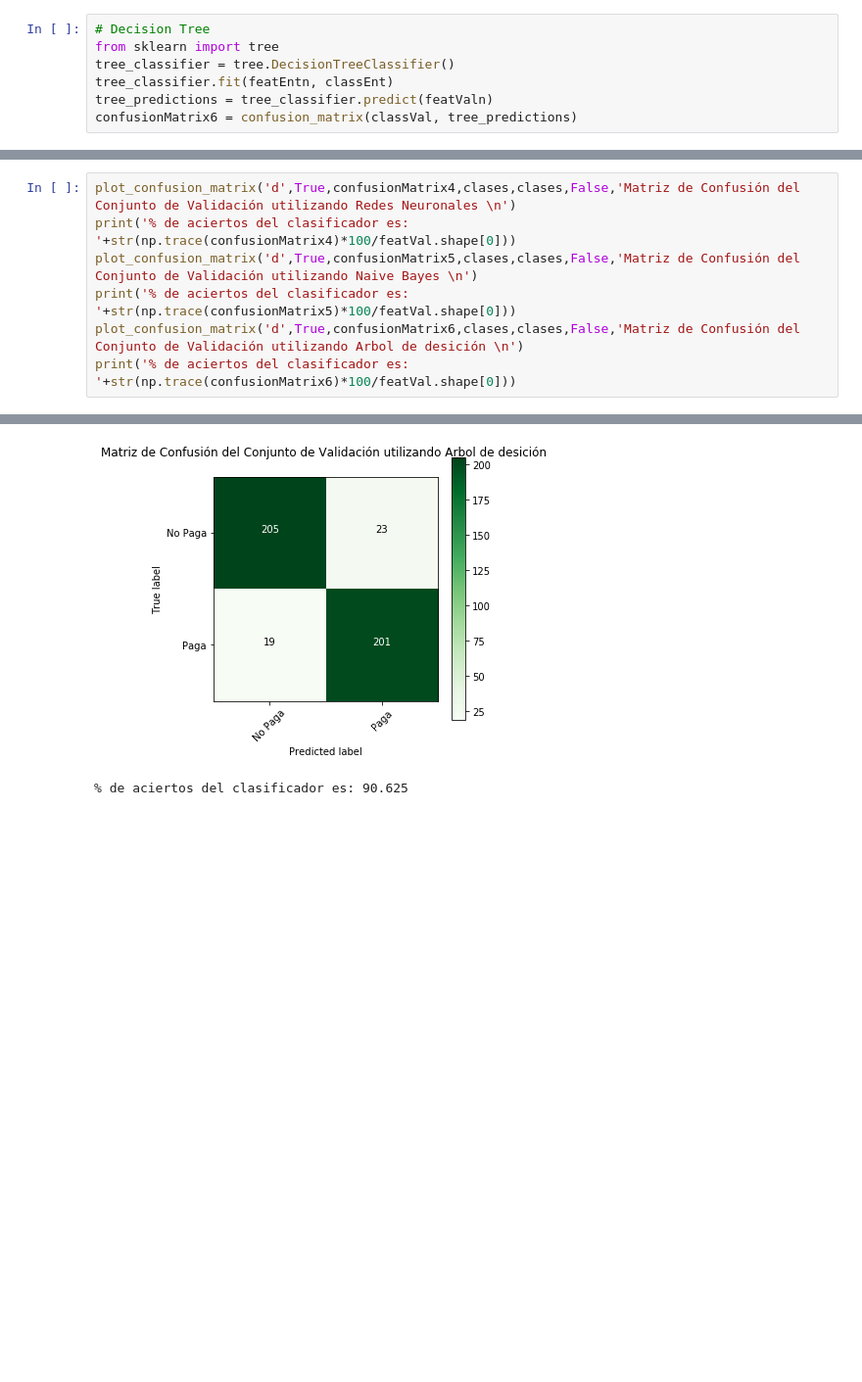
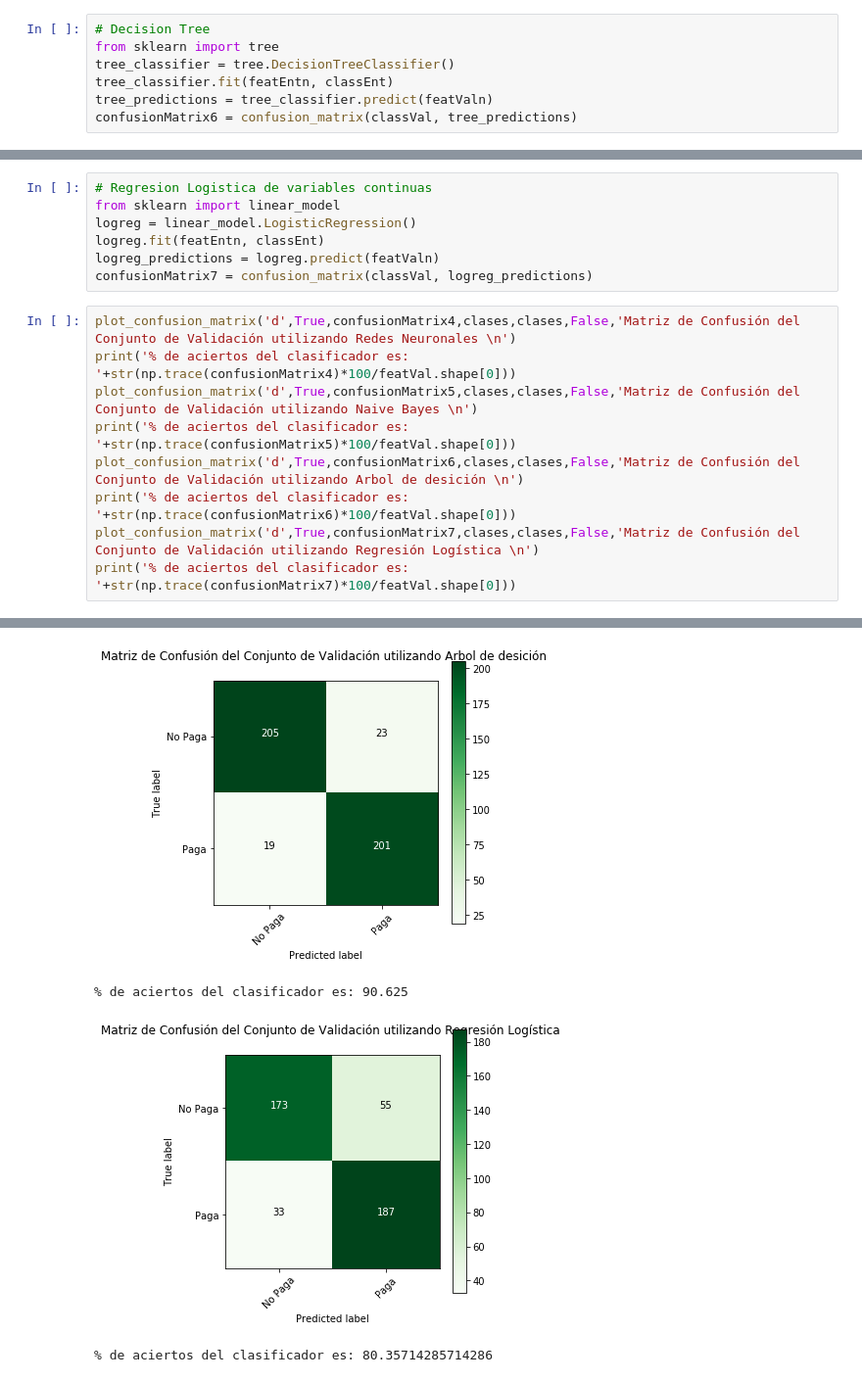
Before and after one commit to GioPais/Credit_score_project, a Jupyter notebook: Credit_score.ipynb, the cells around one changed output, grey strips where cells are left out. Shown: that part at 98% size. Cells and saved outputs as stored; diff of their text form; blank space fills up the shorter version.

Commit message:
Linear Regresion

```diff
--- a/Credit_score.ipynb
+++ b/Credit_score.ipynb
@@ -718,14 +726,25 @@ confusionMatrix6 = confusion_matrix(classVal, tree_predictions)
+# %%
+# Regresion Logistica de variables continuas
+from sklearn import linear_model
+logreg = linear_model.LogisticRegression()
+logreg.fit(featEntn, classEnt)
+logreg_predictions = logreg.predict(featValn)
+confusionMatrix7 = confusion_matrix(classVal, logreg_predictions)
 # %%
 plot_confusion_matrix('d',True,confusionMatrix4,clases,clases,False,'Matriz de Confusión del Conjunto de Validación utilizando Redes Neuronales \n')
 print('% de aciertos del clasificador es: '+str(np.trace(confusionMatrix4)*100/featVal.shape[0]))
 plot_confusion_matrix('d',True,confusionMatrix5,clases,clases,False,'Matriz de Confusión del Conjunto de Validación utilizando Naive Bayes \n')
 print('% de aciertos del clasificador es: '+str(np.trace(confusionMatrix5)*100/featVal.shape[0]))
 plot_confusion_matrix('d',True,confusionMatrix6,clases,clases,False,'Matriz de Confusión del Conjunto de Validación utilizando Arbol de desición \n')
 print('% de aciertos del clasificador es: '+str(np.trace(confusionMatrix6)*100/featVal.shape[0]))
+plot_confusion_matrix('d',True,confusionMatrix7,clases,clases,False,'Matriz de Confusión del Conjunto de Validación utilizando Regresión Logística \n')
+print('% de aciertos del clasificador es: '+str(np.trace(confusionMatrix7)*100/featVal.shape[0]))
 # %% [output]
 [figure]
 % de aciertos del clasificador es: 88.83928571428571
 [figure]
 % de aciertos del clasificador es: 80.35714285714286
 [figure]
 % de aciertos del clasificador es: 90.625
+[figure, added]
+% de aciertos del clasificador es: 80.35714285714286
```
Also changed, not shown: parts of 4 cells of this notebook.
